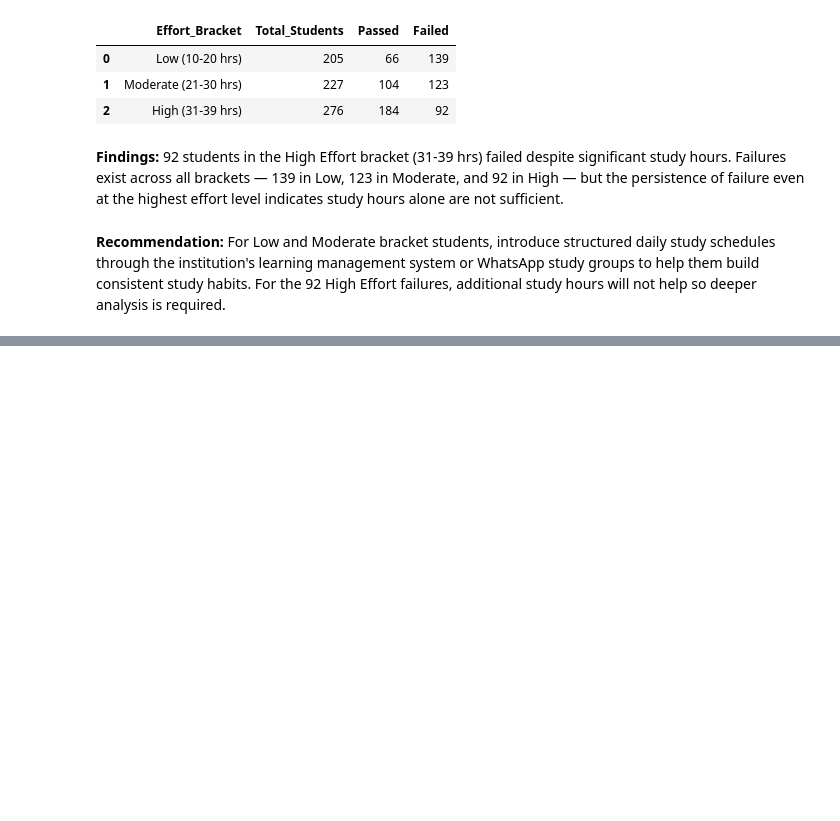
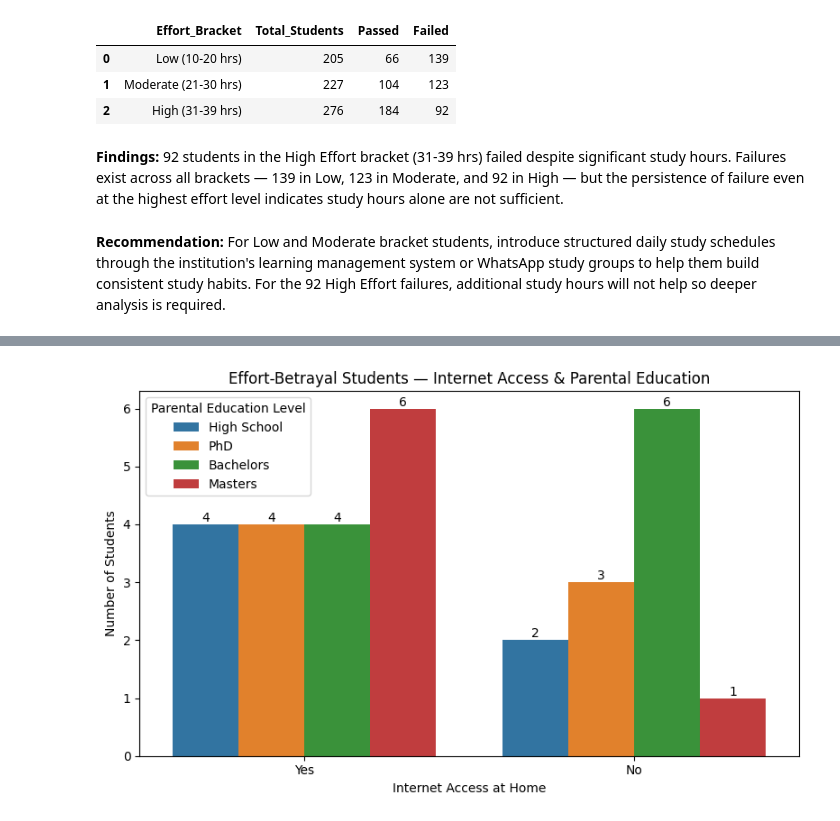
Before and after one commit to Heramb01/SC_CapstoneProject, a Jupyter notebook: Room_4_Student_Performance (1).ipynb, the cells around one changed output, grey strips where cells are left out. Drawn from its saved outputs; the diff is of its cells as text; code cells hidden in the pictures; blank space fills up the shorter version.

Commit message:
Added Query 2 - Identifying High Effort Students failing despite attendance

```diff
--- a/Room_4_Student_Performance (1).ipynb
+++ b/Room_4_Student_Performance (1).ipynb
@@ -1182,0 +1185,19 @@ result_b
+# %%
+HighEffort_Failed = """
+SELECT
+    Student_ID,
+    Study_Hours_per_Week,
+    Attendance_Rate,
+    Past_Exam_Scores,
+    Final_Exam_Score,
+    Internet_Access_at_Home,
+    Parental_Education_Level
+FROM students
+WHERE Study_Hours_per_Week BETWEEN 31 AND 39
+AND Attendance_Rate > 75
+AND Pass_Fail = 'Fail'
+"""
+
+result_a = pd.read_sql_query(HighEffort_Failed, conn)
+print(f"Total Effort-Betrayal Students: {len(result_a)}")
+result_a
@@ -1182,0 +1223,13 @@ result_b
+# %%
+plt.figure(figsize=(8, 5))
+ax = sns.countplot(data=result_a, x='Internet_Access_at_Home', hue='Parental_Education_Level')
+plt.title('Effort-Betrayal Students — Internet Access & Parental Education')
+plt.xlabel('Internet Access at Home')
+plt.ylabel('Number of Students')
+plt.legend(title='Parental Education Level')
+for container in ax.containers:
+    ax.bar_label(container)
+plt.tight_layout()
+plt.show()
+# %% [output]
+[figure, added]
```
Also changed, not shown: parts of 4 cells of this notebook.
